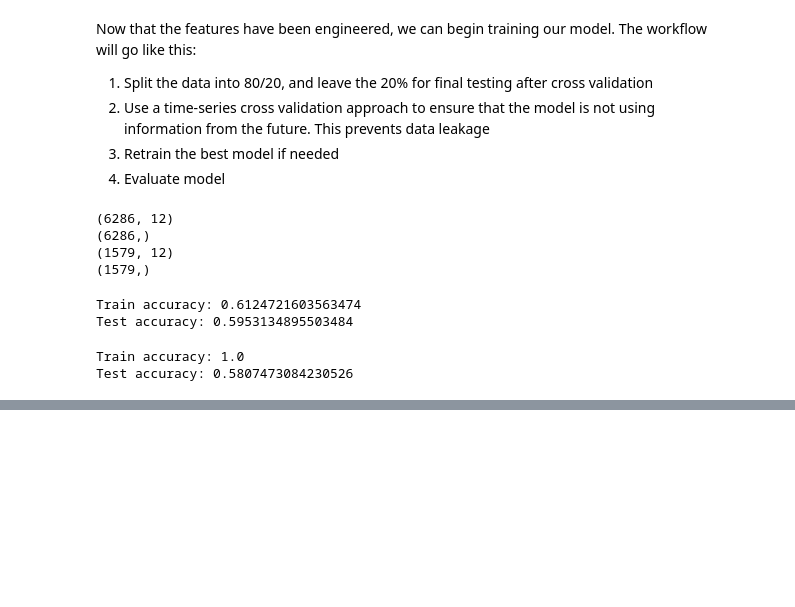
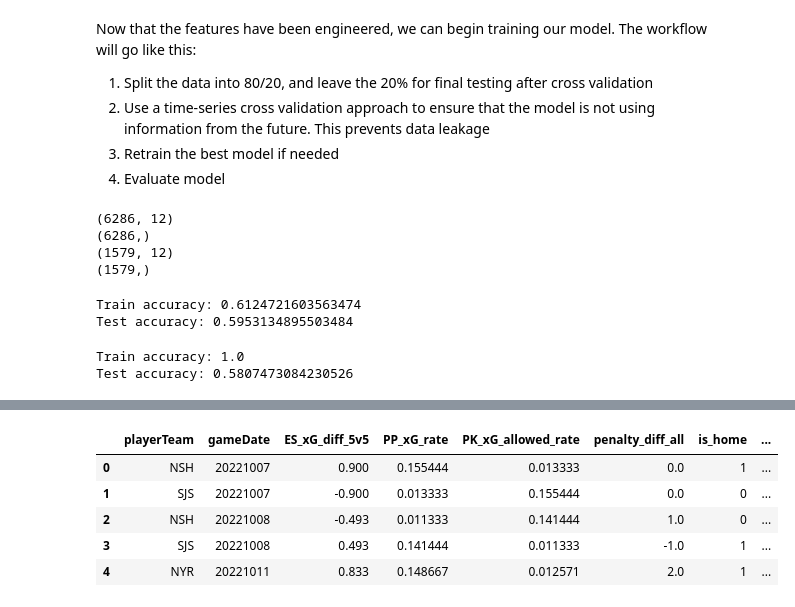
Before and after one commit to Rizzi7/NHL-Game-Prediction-CP322, a Jupyter notebook: notebooks/data_exploration.ipynb, the cells around one changed output, grey strips where cells are left out. Saved outputs shown, nothing was run; the diff lists cells and outputs as text; code cells hidden in the pictures; blank space fills up the shorter version.

```diff
--- a/notebooks/data_exploration.ipynb
+++ b/notebooks/data_exploration.ipynb
@@ -425,0 +681,31 @@ Test accuracy: 0.5807473084230526
+# %%
+# Per-game composite stats (still in-game; will roll them next)
+
+df_pg = df_teamgames.copy()
+
+# Even-strength (5v5) expected goal differential
+df_pg["ES_xG_diff_5v5"] = df_pg["xGoalsFor_5on5"] - df_pg["xGoalsAgainst_5on5"]
+
+# Power-play xG rate (5on4)
+df_pg["PP_xG_rate"] = df_pg["xGoalsFor_5on4"] / (df_pg["shotsOnGoalFor_5on4"] + 1)
+
+# Penalty-kill xG allowed rate (4on5) – lower is better
+df_pg["PK_xG_allowed_rate"] = df_pg["xGoalsAgainst_4on5"] / (df_pg["shotsOnGoalAgainst_4on5"] + 1)
+
+# Discipline (all situations)
+df_pg["penalty_diff_all"] = df_pg["penaltiesFor_all"] - df_pg["penaltiesAgainst_all"]
+
+# Home indicator
+df_pg["is_home"] = (df_pg["home_or_away"] == "HOME").astype(int)
+
+df_pg[[
+    "playerTeam", "gameDate", "ES_xG_diff_5v5",
+    "PP_xG_rate", "PK_xG_allowed_rate", "penalty_diff_all", "is_home", "win"
+]].head()
+# %% [output]
+|  | playerTeam | gameDate | ES_xG_diff_5v5 | PP_xG_rate | PK_xG_allowed_rate | penalty_diff_all | is_home | ... |
+| 0 | NSH | 20221007 | 0.900 | 0.155444 | 0.013333 | 0.0 | 1 | ... |
+| 1 | SJS | 20221007 | -0.900 | 0.013333 | 0.155444 | 0.0 | 0 | ... |
+| 2 | NSH | 20221008 | -0.493 | 0.011333 | 0.141444 | 1.0 | 0 | ... |
+| 3 | SJS | 20221008 | 0.493 | 0.141444 | 0.011333 | -1.0 | 1 | ... |
+| 4 | NYR | 20221011 | 0.833 | 0.148667 | 0.012571 | 2.0 | 1 | ... |
```
Also changed, not shown: parts of 20 cells of this notebook.
